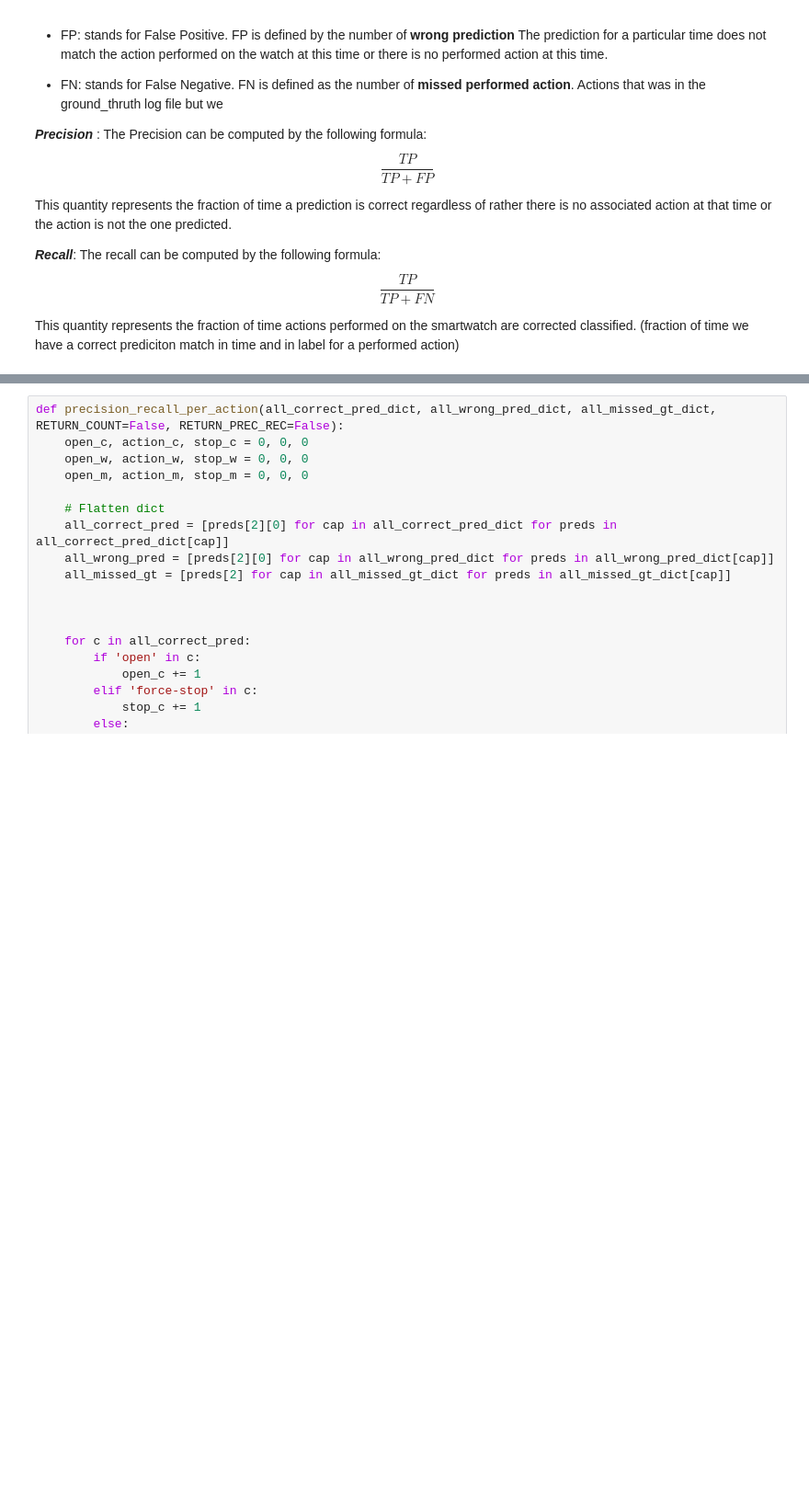
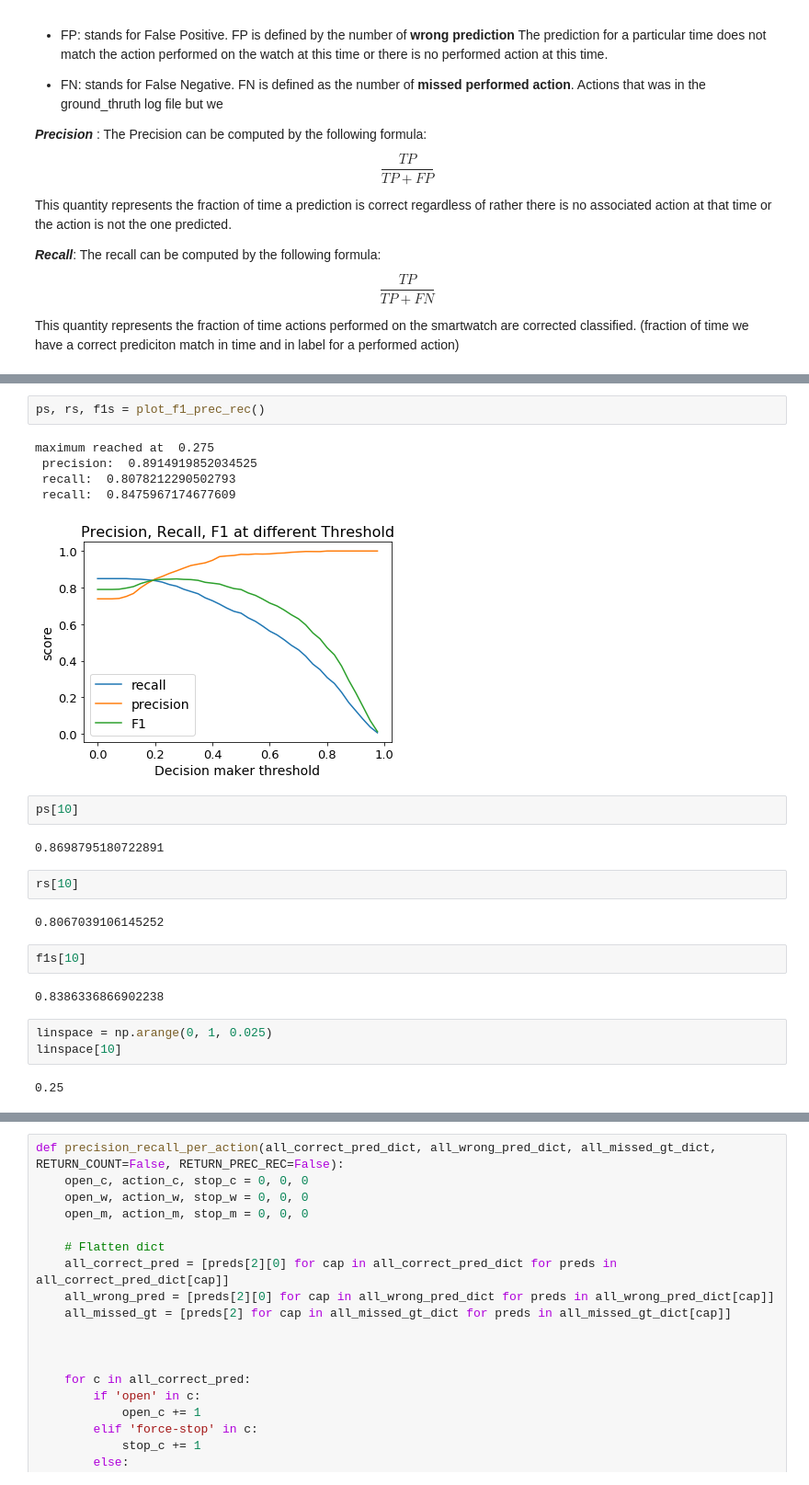
Before and after one commit to alex35469/Traffic-Analysis-on-wearables, a Jupyter notebook: Classification/Longrun identification.ipynb, the cells around one changed output, grey strips where cells are left out. Shown: that part at 92% size. Drawn from its saved outputs; the diff is of its cells as text; blank space fills up the shorter version.

```diff
--- a/Classification/Longrun identification.ipynb
+++ b/Classification/Longrun identification.ipynb
@@ -1953,0 +2200,25 @@ plt.show()
+# %%
+ps, rs, f1s = plot_f1_prec_rec()
+# %% [output]
+maximum reached at  0.275
+ precision:  0.8914919852034525
+ recall:  0.8078212290502793
+ recall:  0.8475967174677609
+[figure, added]
+# %%
+ps[10]
+# %% [output]
+0.8698795180722891
+# %%
+rs[10]
+# %% [output]
+0.8067039106145252
+# %%
+f1s[10]
+# %% [output]
+0.8386336866902238
+# %%
+linspace = np.arange(0, 1, 0.025)
+linspace[10]
+# %% [output]
+0.25
```
Also changed, not shown: parts of 41 cells of this notebook.
